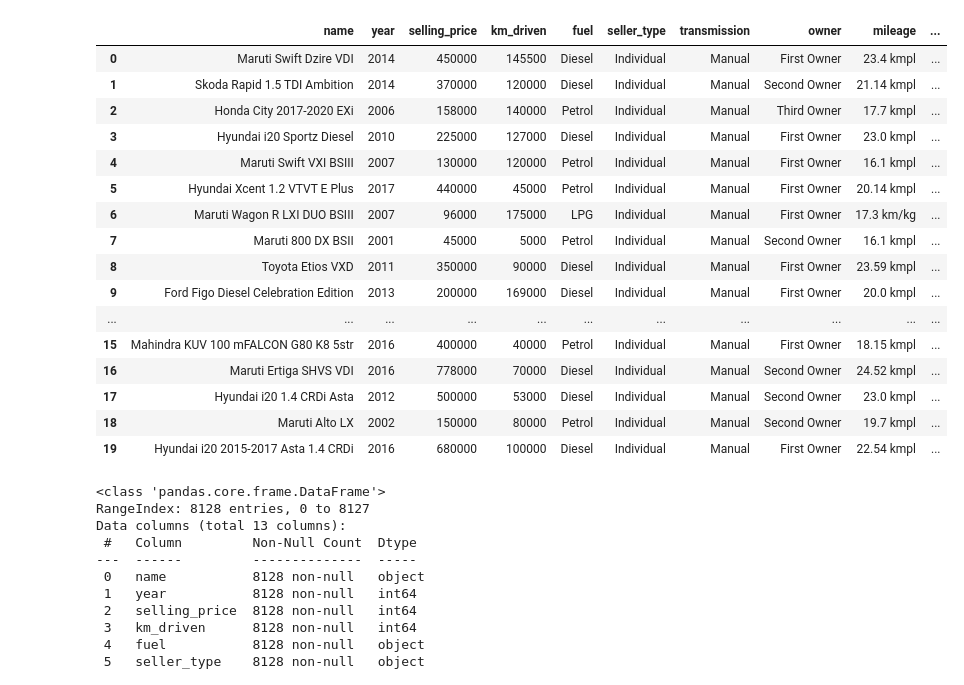
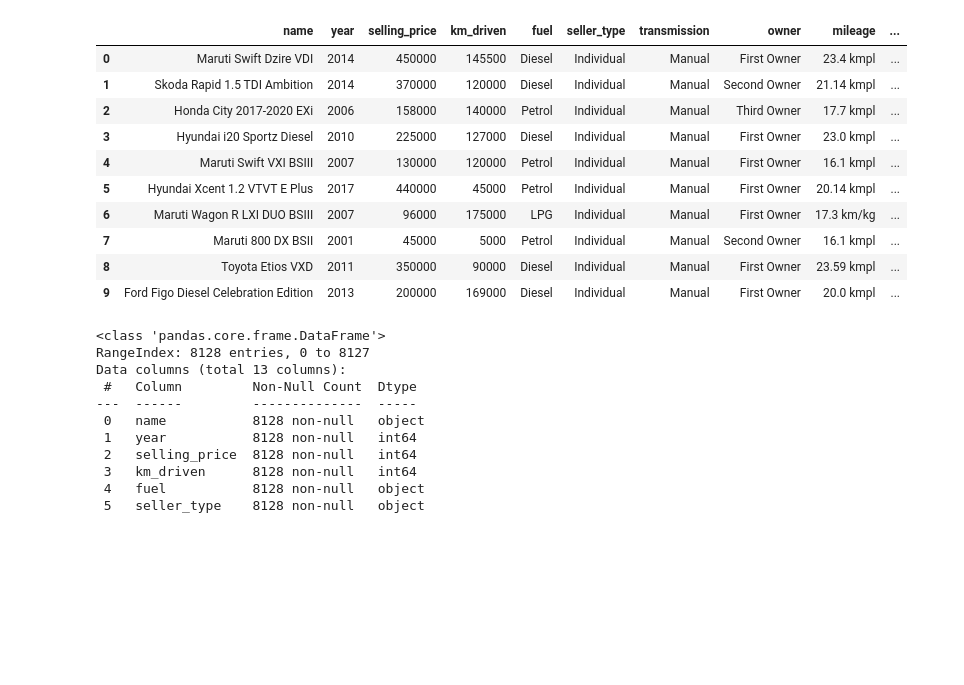
Before and after one commit to gagiraldo001/archivos-tarea, a Jupyter notebook: RegresionLinealPrecioAuto-Copy1.ipynb, the cells around one changed output. Cells and saved outputs as stored; diff of their text form; code cells hidden in the pictures; blank space fills up the shorter version.

```diff
--- a/RegresionLinealPrecioAuto-Copy1.ipynb
+++ b/RegresionLinealPrecioAuto-Copy1.ipynb
@@ -19,25 +19,19 @@ df = pd.read_csv('./Car details v3.csv')
 # %%
 #Exploración Inicial de los Datos
 # Mostrar primeras filas del DataFrame
-df.head(20)
+df.head(10)
 # %% [output]
 |  | name | year | selling_price | km_driven | fuel | seller_type | transmission | owner | mileage | ... |
 | 0 | Maruti Swift Dzire VDI | 2014 | 450000 | 145500 | Diesel | Individual | Manual | First Owner | 23.4 kmpl | ... |
 | 1 | Skoda Rapid 1.5 TDI Ambition | 2014 | 370000 | 120000 | Diesel | Individual | Manual | Second Owner | 21.14 kmpl | ... |
 | 2 | Honda City 2017-2020 EXi | 2006 | 158000 | 140000 | Petrol | Individual | Manual | Third Owner | 17.7 kmpl | ... |
 | 3 | Hyundai i20 Sportz Diesel | 2010 | 225000 | 127000 | Diesel | Individual | Manual | First Owner | 23.0 kmpl | ... |
 | 4 | Maruti Swift VXI BSIII | 2007 | 130000 | 120000 | Petrol | Individual | Manual | First Owner | 16.1 kmpl | ... |
 | 5 | Hyundai Xcent 1.2 VTVT E Plus | 2017 | 440000 | 45000 | Petrol | Individual | Manual | First Owner | 20.14 kmpl | ... |
 | 6 | Maruti Wagon R LXI DUO BSIII | 2007 | 96000 | 175000 | LPG | Individual | Manual | First Owner | 17.3 km/kg | ... |
 | 7 | Maruti 800 DX BSII | 2001 | 45000 | 5000 | Petrol | Individual | Manual | Second Owner | 16.1 kmpl | ... |
 | 8 | Toyota Etios VXD | 2011 | 350000 | 90000 | Diesel | Individual | Manual | First Owner | 23.59 kmpl | ... |
 | 9 | Ford Figo Diesel Celebration Edition | 2013 | 200000 | 169000 | Diesel | Individual | Manual | First Owner | 20.0 kmpl | ... |
-| ... | ... | ... | ... | ... | ... | ... | ... | ... | ... | ... |
-| 15 | Mahindra KUV 100 mFALCON G80 K8 5str | 2016 | 400000 | 40000 | Petrol | Individual | Manual | First Owner | 18.15 kmpl | ... |
-| 16 | Maruti Ertiga SHVS VDI | 2016 | 778000 | 70000 | Diesel | Individual | Manual | Second Owner | 24.52 kmpl | ... |
-| 17 | Hyundai i20 1.4 CRDi Asta | 2012 | 500000 | 53000 | Diesel | Individual | Manual | Second Owner | 23.0 kmpl | ... |
-| 18 | Maruti Alto LX | 2002 | 150000 | 80000 | Petrol | Individual | Manual | Second Owner | 19.7 kmpl | ... |
-| 19 | Hyundai i20 2015-2017 Asta 1.4 CRDi | 2016 | 680000 | 100000 | Diesel | Individual | Manual | First Owner | 22.54 kmpl | ... |
 # %%
 # Información sobre tipos de datos y valores no nulos
 df.info()
```
Also changed, not shown: parts of 35 cells of this notebook.
